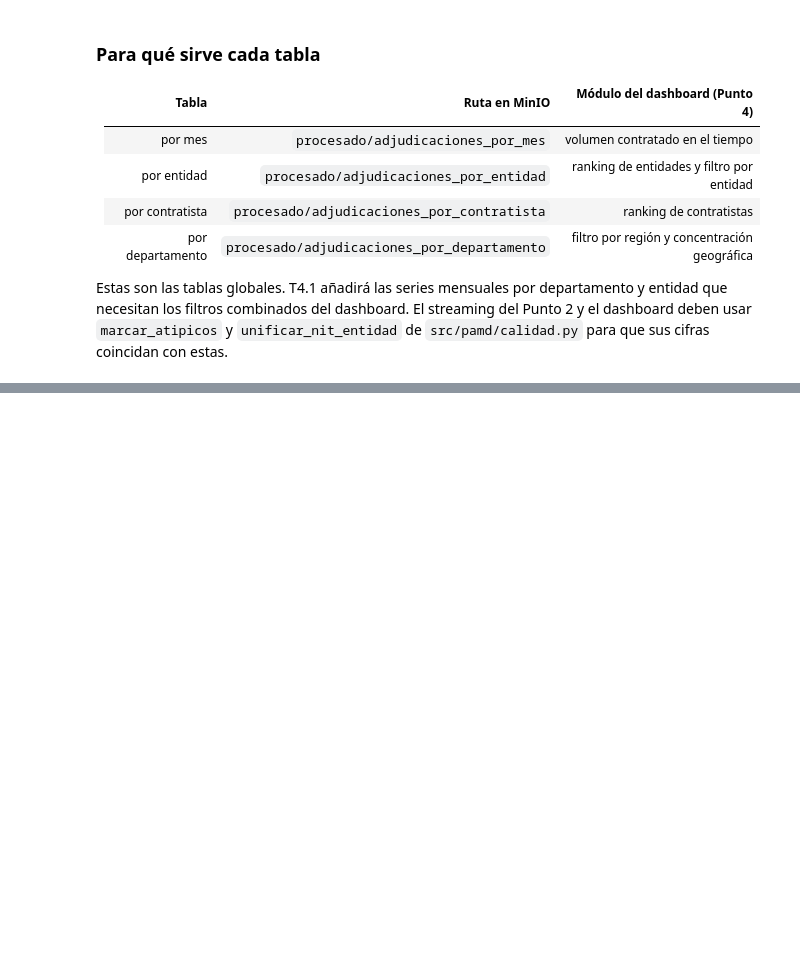
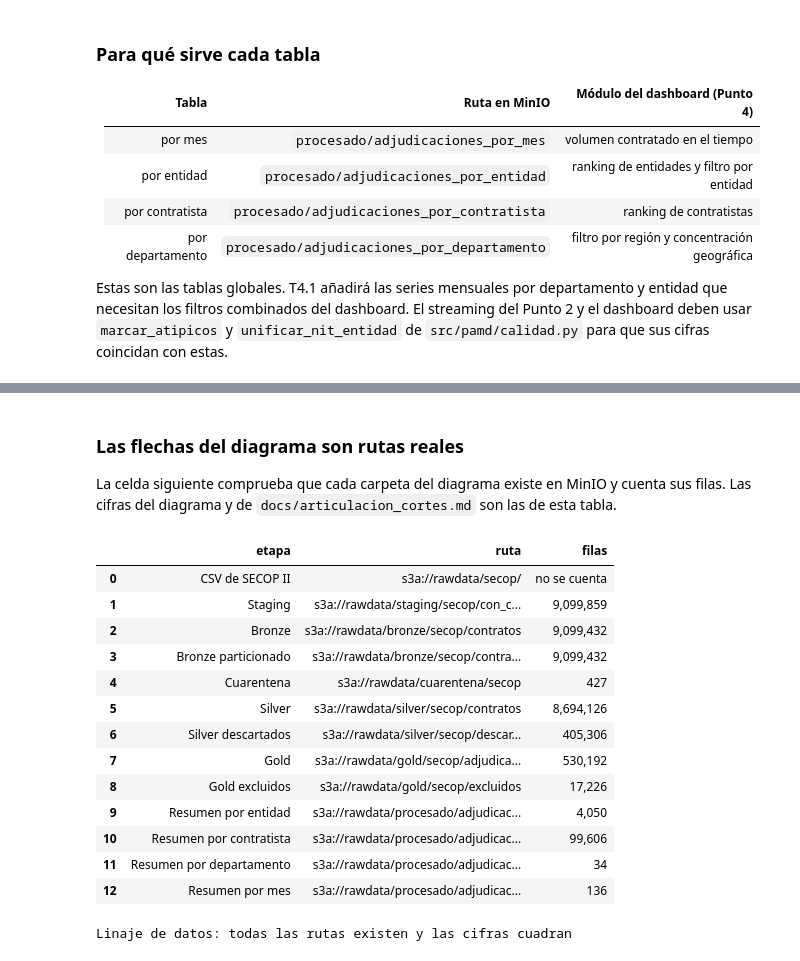
Before and after one commit to PalomaresJonatan13/pamd-secop, a Jupyter notebook: notebooks/04_corte3_silver_gold.ipynb, the cells around one changed output, grey strips where cells are left out. Cells and saved outputs as stored; diff of their text form; code cells hidden in the pictures; blank space fills up the shorter version.

Commit message:
T1.6: articulación de los cortes 1 y 2, tabla de rutas y comprobación del linaje en el notebook 04

```diff
--- a/notebooks/04_corte3_silver_gold.ipynb
+++ b/notebooks/04_corte3_silver_gold.ipynb
@@ -1210,0 +1230,59 @@ Estas son las tablas globales. T4.1 añadirá las series mensuales por departame
+# %% [markdown]
+### Las flechas del diagrama son rutas reales
+
+La celda siguiente comprueba que cada carpeta del diagrama existe en MinIO y cuenta sus filas. Las cifras del diagrama y de `docs/articulacion_cortes.md` son las de esta tabla.
+# %%
+# T1.6 · Cada carpeta del diagrama de linaje existe en MinIO; se cuentan sus filas
+import pandas as pd
+
+LINAJE = [
+    ("CSV de SECOP II", INPUT_CSV, False),
+    ("Staging", STAGING_PARQUET, True),
+    ("Bronze", BRONZE_PARQUET_UNPARTITIONED, True),
+    ("Bronze particionado", BRONZE_PARQUET, True),
+    ("Cuarentena", QUARANTINE_PARQUET, True),
+    ("Silver", SILVER_PARQUET, True),
+    ("Silver descartados", SILVER_DESCARTADOS_PARQUET, True),
+    ("Gold", GOLD_PARQUET, True),
+    ("Gold excluidos", GOLD_EXCLUIDOS_PARQUET, True),
+    ("Resumen por entidad", PROCESADO_ENTIDAD_PARQUET, True),
+    ("Resumen por contratista", PROCESADO_CONTRATISTA_PARQUET, True),
+    ("Resumen por departamento", PROCESADO_DEPARTAMENTO_PARQUET, True),
+    ("Resumen por mes", PROCESADO_MES_PARQUET, True),
+]
+
+def existe(ruta):
+    jvm = spark.sparkContext._jvm
+    path = jvm.org.apache.hadoop.fs.Path(ruta)
+    return path.getFileSystem(spark.sparkContext._jsc.hadoopConfiguration()).exists(path)
+
+filas_linaje, conteos = [], {}
+for nombre, ruta, contar in LINAJE:
+    assert existe(ruta), f"No existe la ruta del linaje: {ruta}"
+    n = spark.read.parquet(ruta).count() if contar else None  # el CSV no se cuenta: su lectura es lenta
+    conteos[nombre] = n
+    filas_linaje.append({"etapa": nombre, "ruta": ruta, "filas": n})
+
+display(pd.DataFrame(filas_linaje).style.format({"filas": "{:,.0f}"}, na_rep="no se cuenta"))
+
+# Las cifras del linaje cuadran entre sí
+assert conteos["Staging"] == conteos["Bronze"] + conteos["Cuarentena"], "Staging != bronze + cuarentena"
+assert conteos["Bronze"] == conteos["Bronze particionado"], "El bronze particionado no tiene las mismas filas"
+assert conteos["Bronze"] == conteos["Silver"] + conteos["Silver descartados"], "Bronze != silver + descartados"
+print("Linaje de datos: todas las rutas existen y las cifras cuadran")
+# %% [output]
+|  | etapa | ruta | filas |
+| 0 | CSV de SECOP II | s3a://rawdata/secop/ | no se cuenta |
+| 1 | Staging | s3a://rawdata/staging/secop/con_c... | 9,099,859 |
+| 2 | Bronze | s3a://rawdata/bronze/secop/contratos | 9,099,432 |
+| 3 | Bronze particionado | s3a://rawdata/bronze/secop/contra... | 9,099,432 |
+| 4 | Cuarentena | s3a://rawdata/cuarentena/secop | 427 |
+| 5 | Silver | s3a://rawdata/silver/secop/contratos | 8,694,126 |
+| 6 | Silver descartados | s3a://rawdata/silver/secop/descar... | 405,306 |
+| 7 | Gold | s3a://rawdata/gold/secop/adjudica... | 530,192 |
+| 8 | Gold excluidos | s3a://rawdata/gold/secop/excluidos | 17,226 |
+| 9 | Resumen por entidad | s3a://rawdata/procesado/adjudicac... | 4,050 |
+| 10 | Resumen por contratista | s3a://rawdata/procesado/adjudicac... | 99,606 |
+| 11 | Resumen por departamento | s3a://rawdata/procesado/adjudicac... | 34 |
+| 12 | Resumen por mes | s3a://rawdata/procesado/adjudicac... | 136 |
+Linaje de datos: todas las rutas existen y las cifras cuadran
```
Also changed, not shown: parts of 2 cells of this notebook, 2 other files.
